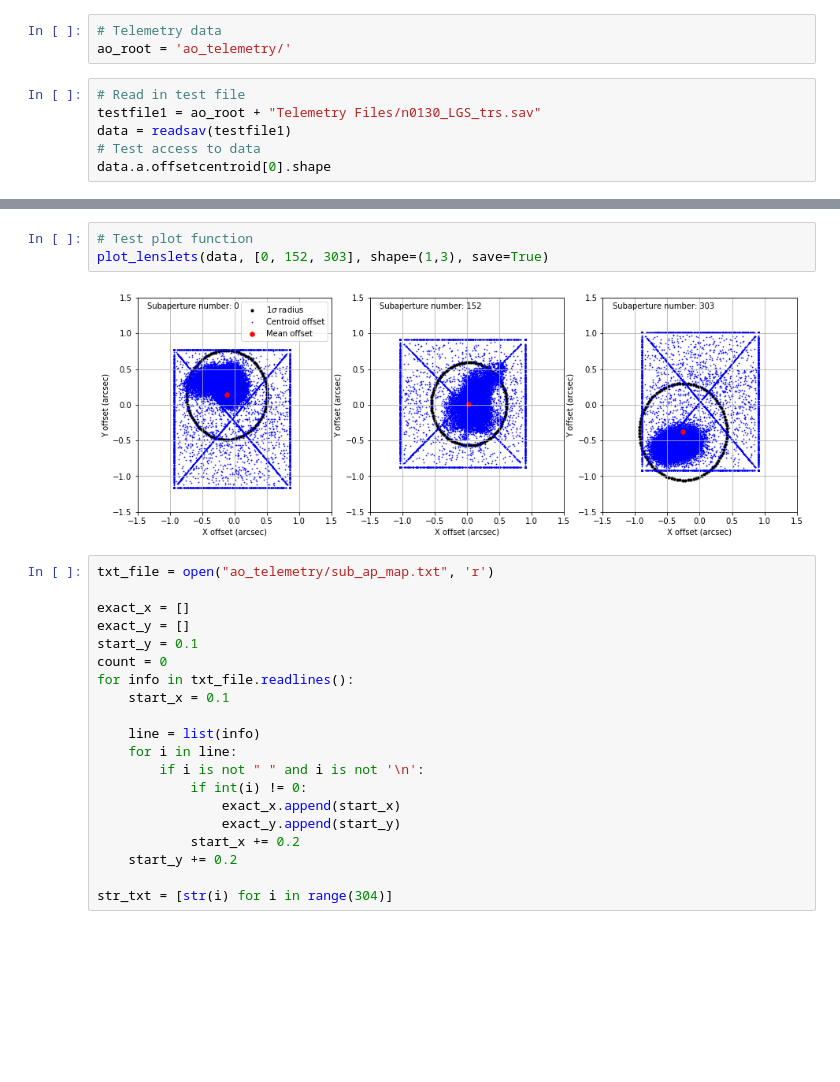
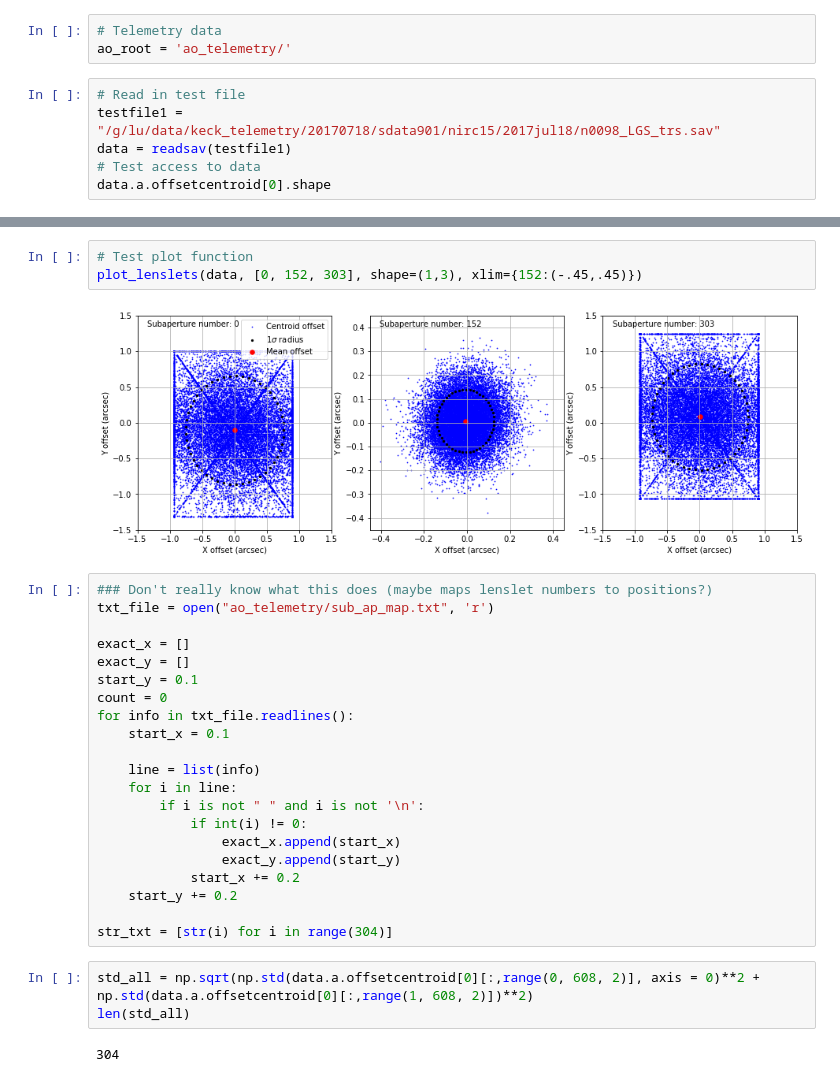
Before and after one commit to eramey16/berkeley_research, a Jupyter notebook: Keck_Performance/Analyzing_Long_Term_Performance.ipynb, the cells around one changed output, grey strips where cells are left out. Cells and saved outputs as stored; diff of their text form; blank space fills up the shorter version.

```diff
--- a/Keck_Performance/Analyzing_Long_Term_Performance.ipynb
+++ b/Keck_Performance/Analyzing_Long_Term_Performance.ipynb
@@ -148,7 +164,7 @@ p_util.plot_vars(data, x_vars, y_vars, c_var='relative_humidity', fontsize=18, f
 ao_root = 'ao_telemetry/'
 # %%
 # Read in test file
-testfile1 = ao_root + "Telemetry Files/n0130_LGS_trs.sav"
+testfile1 = "/g/lu/data/keck_telemetry/20170718/sdata901/nirc15/2017jul18/n0098_LGS_trs.sav"
 data = readsav(testfile1)
 # Test access to data
 data.a.offsetcentroid[0].shape
@@ -217,9 +173,10 @@ def plot_lenslets(tel_data, lnum, shape=None, xlim=[-1.5, 1.5], ylim=[-1.5, 1.5]
 # %%
 # Test plot function
-plot_lenslets(data, [0, 152, 303], shape=(1,3), save=True)
+plot_lenslets(data, [0, 152, 303], shape=(1,3), xlim={152:(-.45,.45)})
 # %% [output]
-[figure, old version]
+[figure, new version]
 # %%
+### Don't really know what this does (maybe maps lenslet numbers to positions?)
 txt_file = open("ao_telemetry/sub_ap_map.txt", 'r')
 
 exact_x = []
@@ -239,3 +196,8 @@ for info in txt_file.readlines():
     start_y += 0.2
 
 str_txt = [str(i) for i in range(304)]
+# %%
+std_all = np.sqrt(np.std(data.a.offsetcentroid[0][:,range(0, 608, 2)], axis = 0)**2 + np.std(data.a.offsetcentroid[0][:,range(1, 608, 2)])**2)
+len(std_all)
+# %% [output]
+304
```
Also changed, not shown: parts of 9 cells of this notebook, 6 other files.
